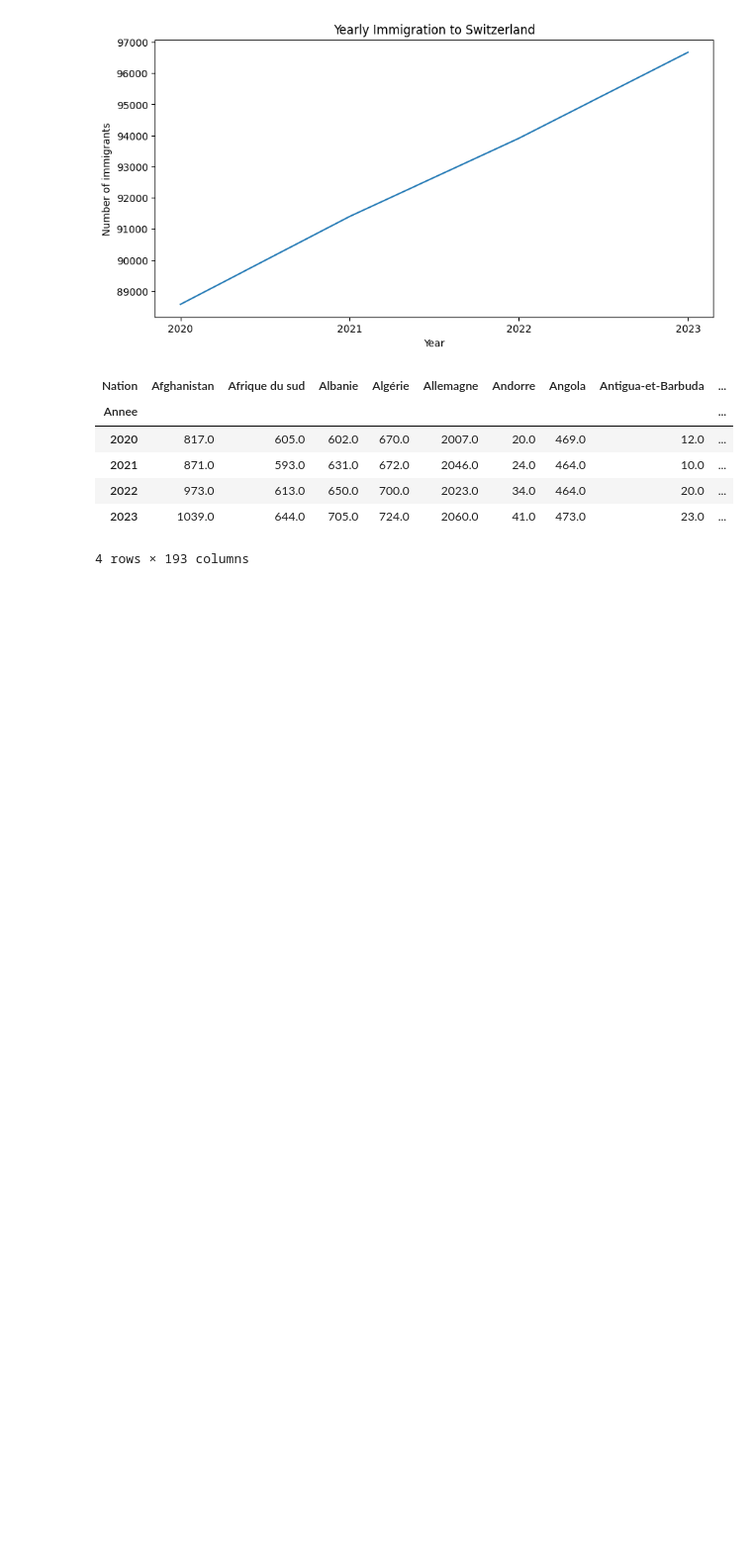
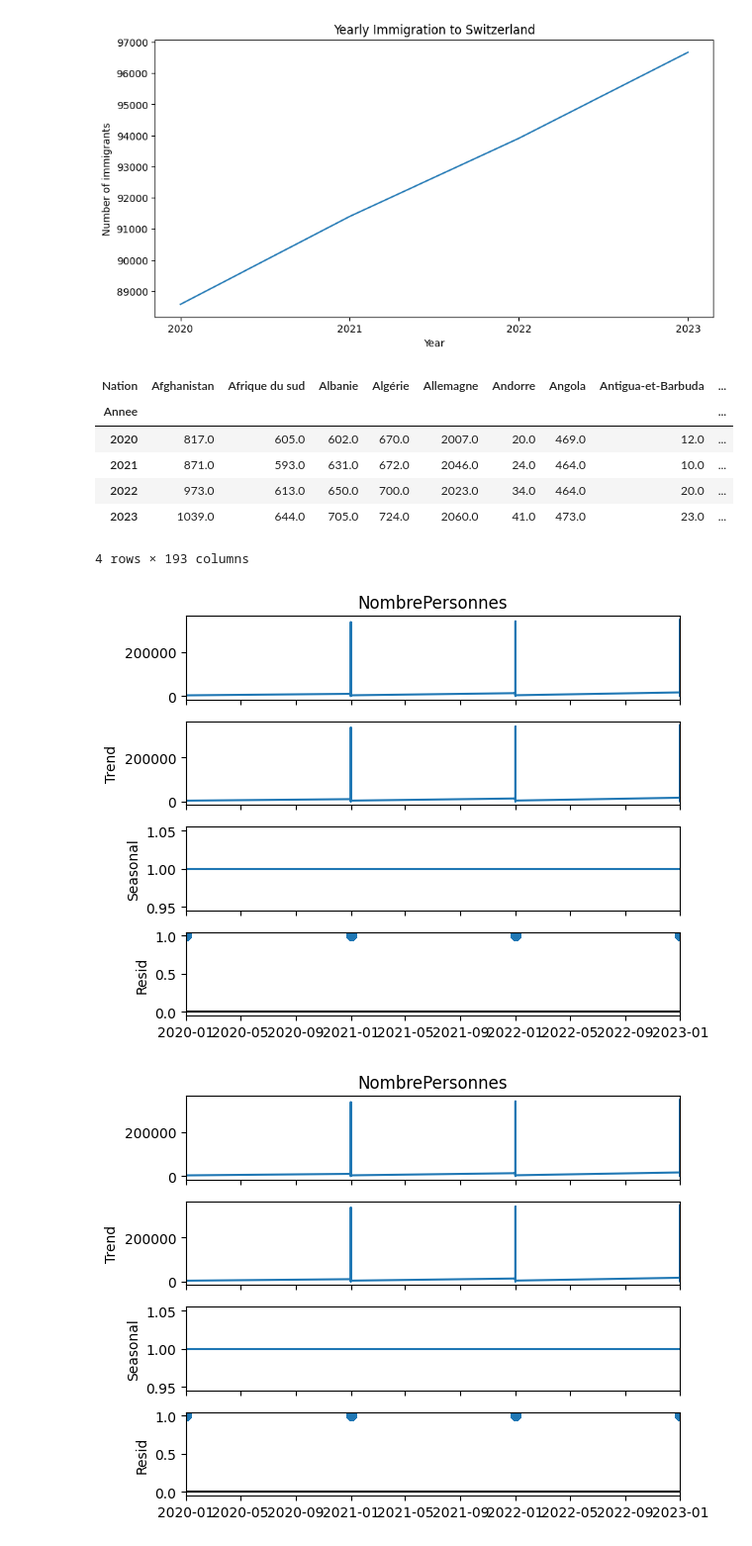
Before and after one commit to SuperMegaFort/TSM-AnSeqDa, a Jupyter notebook: EDA.ipynb, the cells around one changed output. Shown at 99% size. Saved outputs shown, nothing was run; the diff lists cells and outputs as text; code cells hidden in the pictures; blank space fills up the shorter version.

```diff
--- a/EDA.ipynb
+++ b/EDA.ipynb
@@ -52,3 +52,18 @@ fig = px.line(yearly_imm_by_country, title='Yearly immigration to Switzerland by
 # Modify x-ticks
 fig.update_xaxes(tickvals=np.arange(2020, 2024, 1))
 fig.show()
+# %%
+# Seasonal decomposition
+from statsmodels.tsa.seasonal import seasonal_decompose
+
+# Prepare data
+df = df.groupby(['Annee', 'Nation'])['NombrePersonnes'].sum().reset_index()
+df['Date'] = pd.to_datetime(df['Annee'].astype(str))
+df.index = df['Date']
+
+# Decompose
+result = seasonal_decompose(df['NombrePersonnes'], model='multiplicative', period=1)
+result.plot()
+# %% [output]
+[figure, added]
+[figure, added]
```
Also changed, not shown: parts of 2 cells of this notebook, 2 other files.
